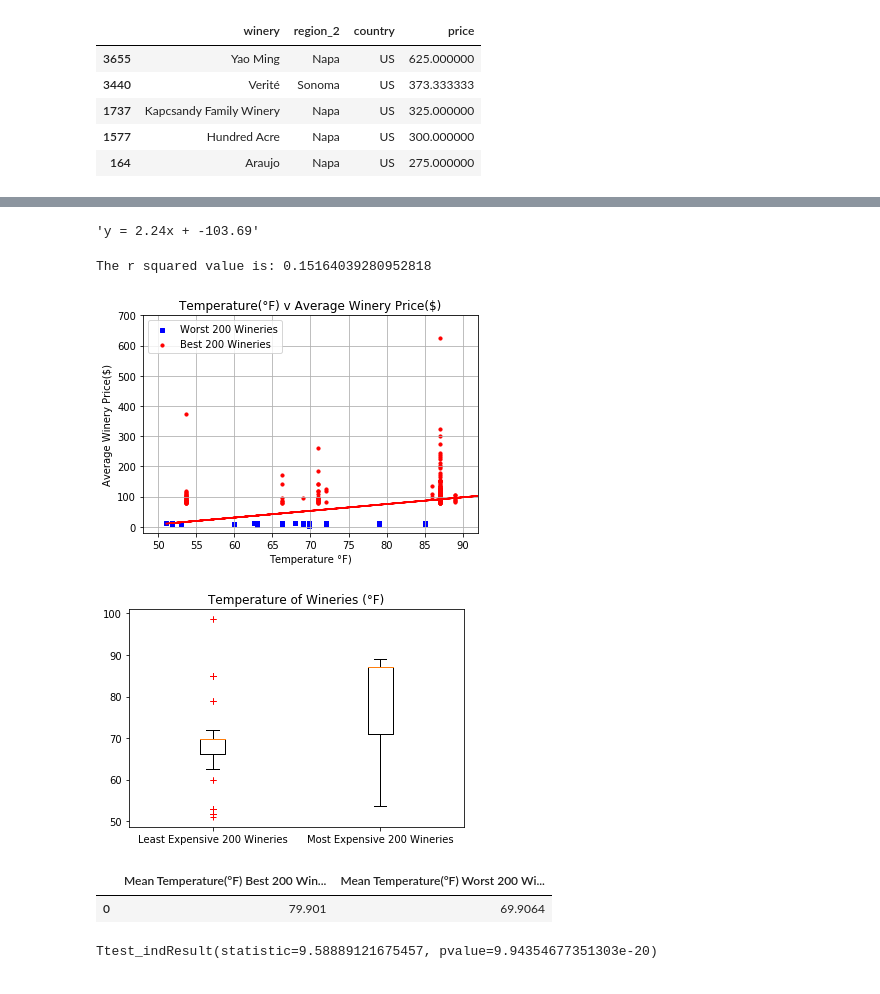
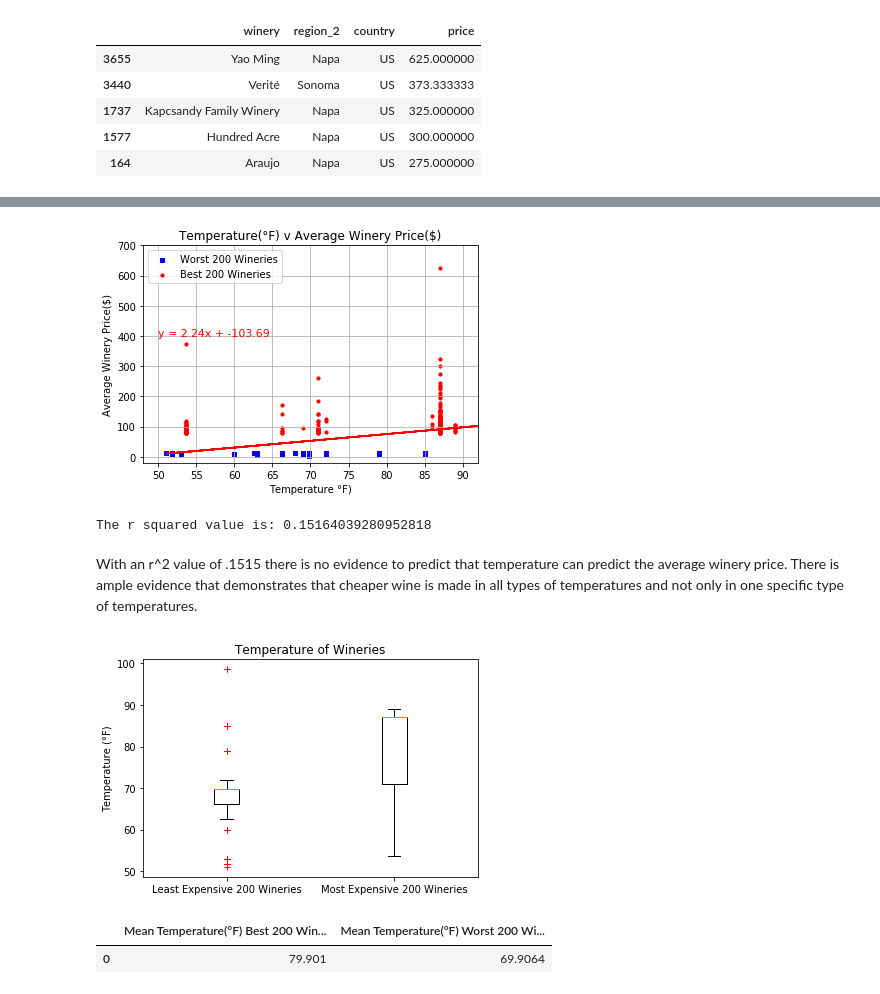
Before and after one commit to j1candel/Wine-Analysis-, a Jupyter notebook: Jovany's Work/jovy-wine-analysis .ipynb, the cells around one changed output, grey strips where cells are left out. Drawn from its saved outputs; the diff is of its cells as text; code cells hidden in the pictures.

```diff
--- a/Jovany's Work/jovy-wine-analysis .ipynb
+++ b/Jovany's Work/jovy-wine-analysis .ipynb
@@ -209,0 +191,5 @@ best_price = best_us_wineries['price']
+# %%
+#Setting the csv path for file
+csv_path = 'Resources/best_200_wineries.csv'
+best_wineries = pd.read_csv(csv_path)
+best_wineries
@@ -210,3 +210,7 @@ best_price = best_us_wineries['price']
+# %%
+#Setting the best temperature and best price
+best_temp = best_wineries['Temperature']
+best_price = best_wineries['price']
 # %%
 # region_2 = worst_us_wineries['region_2']
 # country = worst_us_wineries['country']
@@ -295,0 +270,5 @@ price = worst_us_wineries['price']
+# %%
+#Setting the csv path for file
+csv_path = 'Resources/200_worst_wineries.csv'
+worst_wineries = pd.read_csv(csv_path)
+worst_wineries
@@ -296 +289,5 @@ price = worst_us_wineries['price']
+# %%
+#Setting the best worst temperature and worst prices
+temp = worst_wineries['Temperature']
+price = worst_wineries['price']
 # %%
@@ -298,21 +296,23 @@ us_wineries_pd = pd.merge(worst_us_wineries, best_us_wineries, on = ['winery','r
 ,'country','price','Latitude','Longitude','City','Temperature'], how = 'outer')
 # %%
-us_temp = us_wineries_pd['Temperature']
-us_price = us_wineries_pd['price']
+#Setting the best worst temperature and worst prices
+wine_temp = wineries_pd['Temperature']
+wine_price = wineries_pd['price']
 
-(slope, intercept,  rvalue, pvalue, stderr) = sts.linregress(us_temp, us_price)
+#Finding the slope and linear regression values
+(slope, intercept,  rvalue, pvalue, stderr) = sts.linregress(wine_temp, wine_price)
 lin_reg = ('y = ' + str(round(slope,2)) + 'x + ' + str(round(intercept,2)))
-lin_reg
-# %% [output]
-'y = 2.24x + -103.69'
 # %%
+#Setting fig and ax1 as variables
 fig = plt.figure()
 ax1 = fig.add_subplot(111)
 
+#Plotting two different data sets onto one graph
 ax1.scatter(temp, price, s=10, c='b', marker="s", label='Worst 200 Wineries')
 ax1.scatter(best_temp,best_price, s=10, c='r', marker="o", label='Best 200 Wineries')
 plt.legend(loc='upper left')
 
+#Setting the limits of the graph
 plt.xlim(48,92)
 plt.ylim(-20,700)
 
@@ -321,23 +321,41 @@ plt.title('Temperature(°F) v Average Winery Price($)')
 plt.xlabel('Temperature °F)')
 plt.ylabel('Average Winery Price($)')
 
-x_values = us_temp
+#Setting x_values to the combined data set temperature
+x_values = wine_temp
+
+#Finding the regression line
 regress_values = x_values * slope + intercept
+
+#Plotting the regresson line
 plt.plot(x_values, regress_values, 'r-')
+
+#Adding the linear regression line and grid
+plt.annotate(lin_reg, (50,400), fontsize = 11, color = 'red')
 plt.grid()
+plt.show()
+
+#Pring the r^2 value
 print(f'The r squared value is: {rvalue**2}')
-plt.show()
+
+fig.savefig('temp_v_price.png')
 # %% [output]
+[figure, new version]
 The r squared value is: 0.15164039280952818
-[figure, old version]
+# %% [markdown]
+With an r^2 value of .1515 there is no evidence to predict that temperature can predict the average winery price. There is ample evidence that demonstrates that cheaper wine is made in all types of temperatures and not only in one specific type of temperatures.
 # %%
+#Setting data equal to temp and best temperature
 data = [temp, best_temp]
 
 #Plotting the box and whisker plot
 fig, ax = plt.subplots()
-ax.set_title('Temperature of Wineries (°F)')
+ax.set_title('Temperature of Wineries')
 ax.boxplot(data, sym = 'r+')
+plt.ylabel('Temperature (°F)')
 plt.xticks([1, 2], ['Least Expensive 200 Wineries','Most Expensive 200 Wineries'])
 plt.show()
+
+fig.savefig('temp_of_wineries.png')
 # %% [output]
-[figure, old version]
+[figure, new version]
@@ -349,12 +370,9 @@ best_temp_mean = best_temp.mean()
 mean_sum = {'Mean Temperature(°F) Best 200 Wineries' : [best_temp_mean],
            'Mean Temperature(°F) Worst 200 Wineries' : [temp_mean]}
-# %%
-mean_sum_pd = pd.DataFrame(mean_sum)
-mean_sum_pd
-# %% [output]
-|  | Mean Temperature(°F) Best 200 Win... | Mean Temperature(°F) Worst 200 Wi... |
-| 0 | 79.901 | 69.9064 |
-# %%
-ttest_ind(best_temp, temp)
-# %% [output]
-Ttest_indResult(statistic=9.58889121675457, pvalue=9.94354677351303e-20)
+# %%
+#Converting the dictionary into a Data Frame
+mean_sum_pd = pd.DataFrame(mean_sum)
+mean_sum_pd
+# %% [output]
+|  | Mean Temperature(°F) Best 200 Win... | Mean Temperature(°F) Worst 200 Wi... |
+| 0 | 79.901 | 69.9064 |
```
Also changed, not shown: parts of 26 cells of this notebook, 15 other files.
